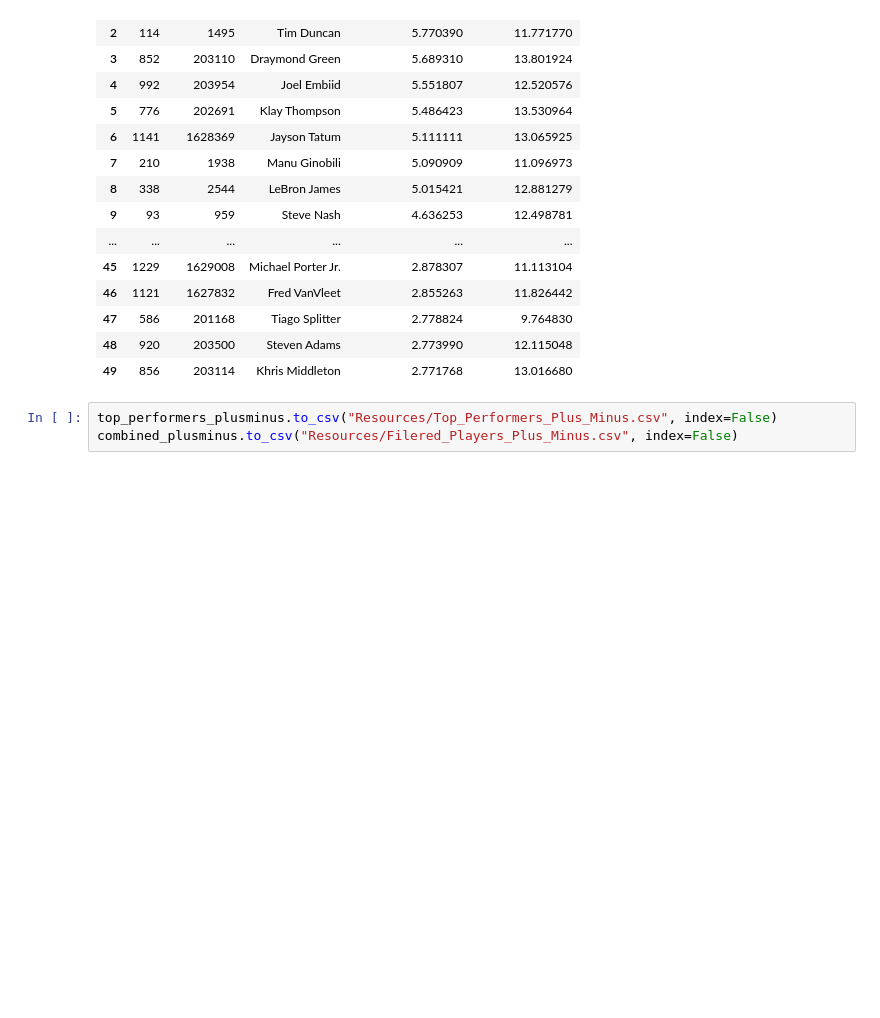
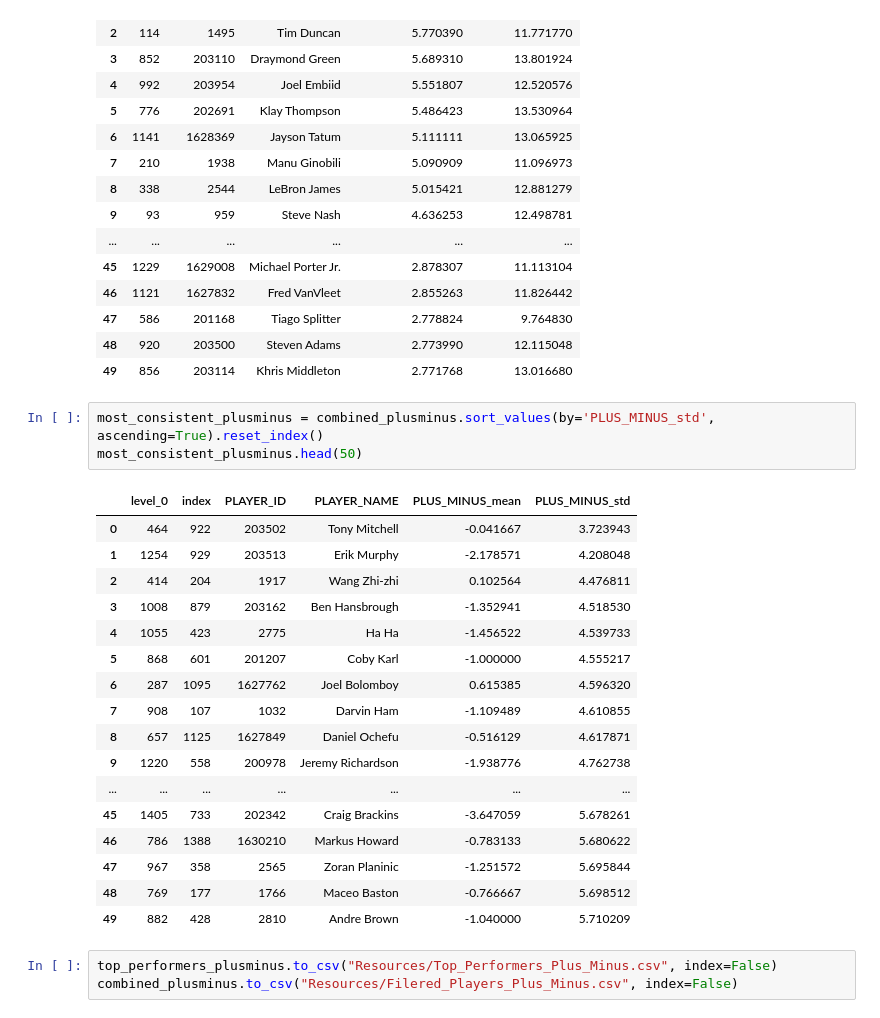
Before and after one commit to TZDSGeek/Project_1, a Jupyter notebook: NBA Analysis - Assists and Plus Minus.ipynb, the cells around one changed output. Saved outputs shown, nothing was run; the diff lists cells and outputs as text; blank space fills up the shorter version.

```diff
--- a/NBA Analysis - Assists and Plus Minus.ipynb
+++ b/NBA Analysis - Assists and Plus Minus.ipynb
@@ -673,6 +644,27 @@ top_performers_plusminus
 | 47 | 586 | 201168 | Tiago Splitter | 2.778824 | 9.764830 |
 | 48 | 920 | 203500 | Steven Adams | 2.773990 | 12.115048 |
 | 49 | 856 | 203114 | Khris Middleton | 2.771768 | 13.016680 |
+# %%
+most_consistent_plusminus = combined_plusminus.sort_values(by='PLUS_MINUS_std', ascending=True).reset_index()
+most_consistent_plusminus.head(50)
+# %% [output]
+|  | level_0 | index | PLAYER_ID | PLAYER_NAME | PLUS_MINUS_mean | PLUS_MINUS_std |
+| 0 | 464 | 922 | 203502 | Tony Mitchell | -0.041667 | 3.723943 |
+| 1 | 1254 | 929 | 203513 | Erik Murphy | -2.178571 | 4.208048 |
+| 2 | 414 | 204 | 1917 | Wang Zhi-zhi | 0.102564 | 4.476811 |
+| 3 | 1008 | 879 | 203162 | Ben Hansbrough | -1.352941 | 4.518530 |
+| 4 | 1055 | 423 | 2775 | Ha Ha | -1.456522 | 4.539733 |
+| 5 | 868 | 601 | 201207 | Coby Karl | -1.000000 | 4.555217 |
+| 6 | 287 | 1095 | 1627762 | Joel Bolomboy | 0.615385 | 4.596320 |
+| 7 | 908 | 107 | 1032 | Darvin Ham | -1.109489 | 4.610855 |
+| 8 | 657 | 1125 | 1627849 | Daniel Ochefu | -0.516129 | 4.617871 |
+| 9 | 1220 | 558 | 200978 | Jeremy Richardson | -1.938776 | 4.762738 |
+| ... | ... | ... | ... | ... | ... | ... |
+| 45 | 1405 | 733 | 202342 | Craig Brackins | -3.647059 | 5.678261 |
+| 46 | 786 | 1388 | 1630210 | Markus Howard | -0.783133 | 5.680622 |
+| 47 | 967 | 358 | 2565 | Zoran Planinic | -1.251572 | 5.695844 |
+| 48 | 769 | 177 | 1766 | Maceo Baston | -0.766667 | 5.698512 |
+| 49 | 882 | 428 | 2810 | Andre Brown | -1.040000 | 5.710209 |
 # %%
 top_performers_plusminus.to_csv("Resources/Top_Performers_Plus_Minus.csv", index=False)
 combined_plusminus.to_csv("Resources/Filered_Players_Plus_Minus.csv", index=False)
```
Also changed, not shown: parts of 3 cells of this notebook.
